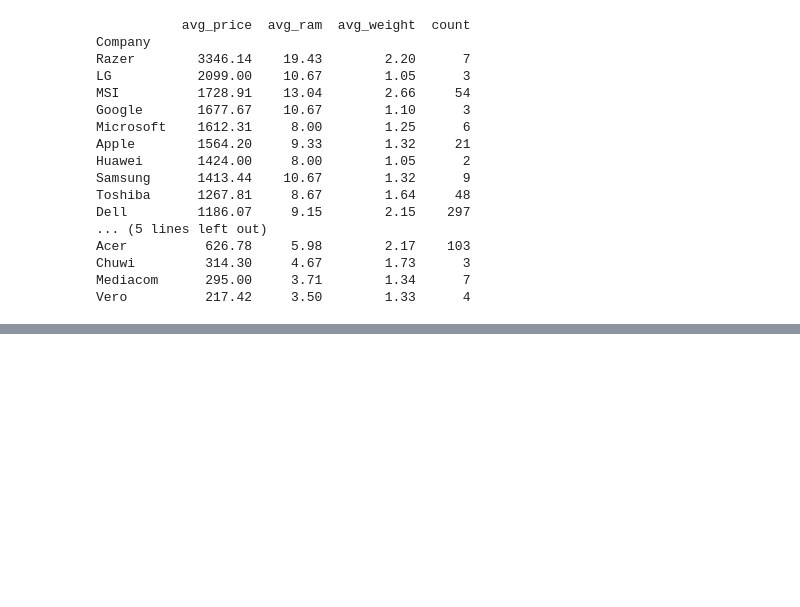
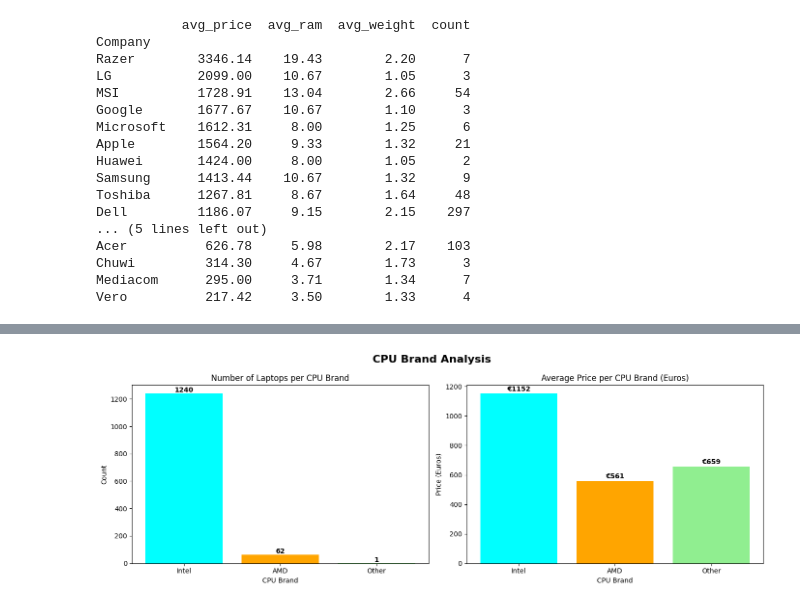
Before and after one commit to luongtheduc1605/Laptop-Price-Analysis, a Jupyter notebook: laptop_analysis.ipynb, the cells around one changed output, grey strips where cells are left out. Saved outputs shown, nothing was run; the diff lists cells and outputs as text; code cells hidden in the pictures; blank space fills up the shorter version.

Commit message:
Add CPU and GPU analysis section

```diff
--- a/laptop_analysis.ipynb
+++ b/laptop_analysis.ipynb
@@ -223,0 +274,26 @@ Exploratory data analysis of 1303 laptops across 19 brand.
+# %%
+fig, axes = plt.subplots(1, 2, figsize=(14,5)) #1,2 for 1 row, 2 columns of subplots
+fig.suptitle("CPU Brand Analysis", fontsize=16, fontweight="bold") #suptitle for overall title
+
+cpu_counts = df["cpu_brand"].value_counts()
+colors = ["cyan", "orange", "lightgreen"]
+
+axes[0].bar(cpu_counts.index, cpu_counts.values, color=colors) #first is x values, second is y values(height of bars), third is color for all bars
+axes[0].set_title("Number of Laptops per CPU Brand")
+axes[0].set_xlabel("CPU Brand")
+axes[0].set_ylabel("Count")
+for i, v in enumerate(cpu_counts.values): #enumerate to loop through values and add text labels
+    axes[0].text(i, v + 10, str(v), ha="center", fontweight="bold") #v+5 to position text above the bar at 5 units high, ha means horizontal alignment
+
+avg_cpu = df.groupby("cpu_brand")["Price_euros"].mean().reindex(cpu_counts.index) #reindex to match the order of cpu_counts
+axes[1].bar(avg_cpu.index, avg_cpu.values, color=colors)
+axes[1].set_title("Average Price per CPU Brand (Euros)")
+axes[1].set_xlabel("CPU Brand")
+axes[1].set_ylabel("Price (Euros)")
+for i, v in enumerate(avg_cpu.values):
+    axes[1].text(i, v + 15, f"€{v:.0f}", ha="center", fontweight="bold") #v:.0f to format as integer, if want decimal can change 0 to 1 or 2
+
+plt.tight_layout()
+plt.show()
+# %% [output]
+[figure, added]
```
Also changed, not shown: parts of 9 cells of this notebook.
